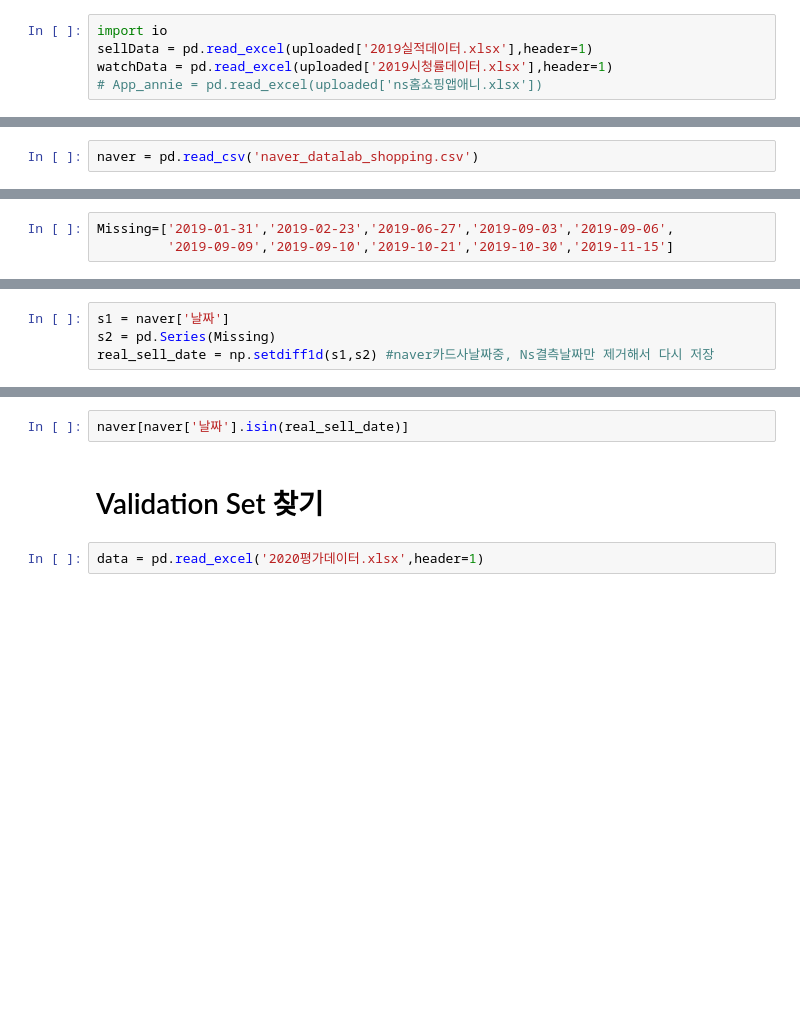
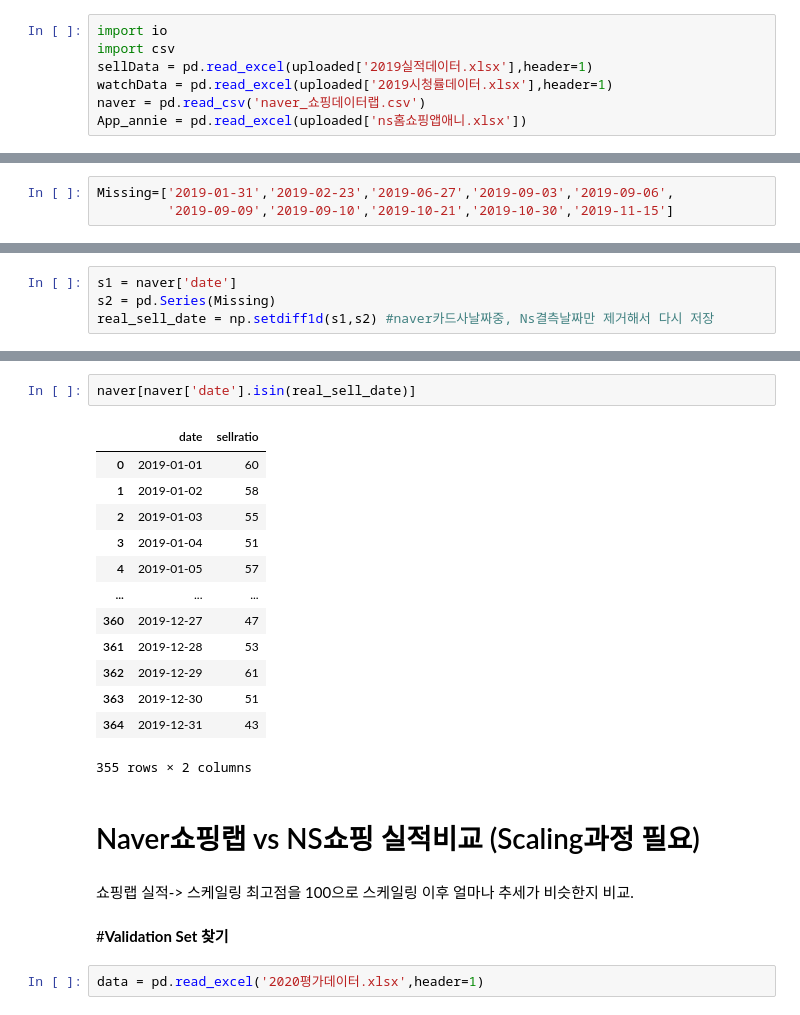
Before and after one commit to HWANG-HOE-SUN/bigcon, a Jupyter notebook: BigCon1.ipynb, the cells around one changed output, grey strips where cells are left out. Saved outputs shown, nothing was run; the diff lists cells and outputs as text; blank space fills up the shorter version.

```diff
--- a/BigCon1.ipynb
+++ b/BigCon1.ipynb
@@ -40,5 +38,7 @@ User uploaded file "2019실적데이터.xlsx" with length 1922656 bytes
 # %%
 import io
+import csv
 sellData = pd.read_excel(uploaded['2019실적데이터.xlsx'],header=1)
 watchData = pd.read_excel(uploaded['2019시청률데이터.xlsx'],header=1)
-# App_annie = pd.read_excel(uploaded['ns홈쇼핑앱애니.xlsx'])
+naver = pd.read_csv('naver_쇼핑데이터랩.csv')
+App_annie = pd.read_excel(uploaded['ns홈쇼핑앱애니.xlsx'])
@@ -518,2 +461,0 @@ Name: 주문량, Length: 687, dtype: float64
-# %%
-naver = pd.read_csv('naver_datalab_shopping.csv')
@@ -601,4 +620,4 @@ for i in grouped_day_item.xs('의류').index:
 # %%
-s1 = naver['날짜']
+s1 = naver['date']
 s2 = pd.Series(Missing)
 real_sell_date = np.setdiff1d(s1,s2) #naver카드사날짜중, Ns결측날짜만 제거해서 다시 저장
@@ -611,7 +643,26 @@ naver['날짜'].isin(real_sell_date) # real_sell_date에 해당되는 날짜만
 # %%
-naver[naver['날짜'].isin(real_sell_date)]
+naver[naver['date'].isin(real_sell_date)]
+# %% [output]
+|  | date | sellratio |
+| 0 | 2019-01-01 | 60 |
+| 1 | 2019-01-02 | 58 |
+| 2 | 2019-01-03 | 55 |
+| 3 | 2019-01-04 | 51 |
+| 4 | 2019-01-05 | 57 |
+| ... | ... | ... |
+| 360 | 2019-12-27 | 47 |
+| 361 | 2019-12-28 | 53 |
+| 362 | 2019-12-29 | 61 |
+| 363 | 2019-12-30 | 51 |
+| 364 | 2019-12-31 | 43 |
+355 rows × 2 columns
+# %% [markdown]
+# Naver쇼핑랩 vs NS쇼핑 실적비교 (Scaling과정 필요)
+# %% [markdown]
+쇼핑랩 실적-> 스케일링 최고점을 100으로 스케일링
+이후 얼마나 추세가 비슷한지 비교.
 # %% [markdown]
-# Validation Set 찾기
+#**Validation Set 찾기**
 # %%
 data = pd.read_excel('2020평가데이터.xlsx',header=1)
 # %%
```
Also changed, not shown: parts of 38 cells of this notebook.
